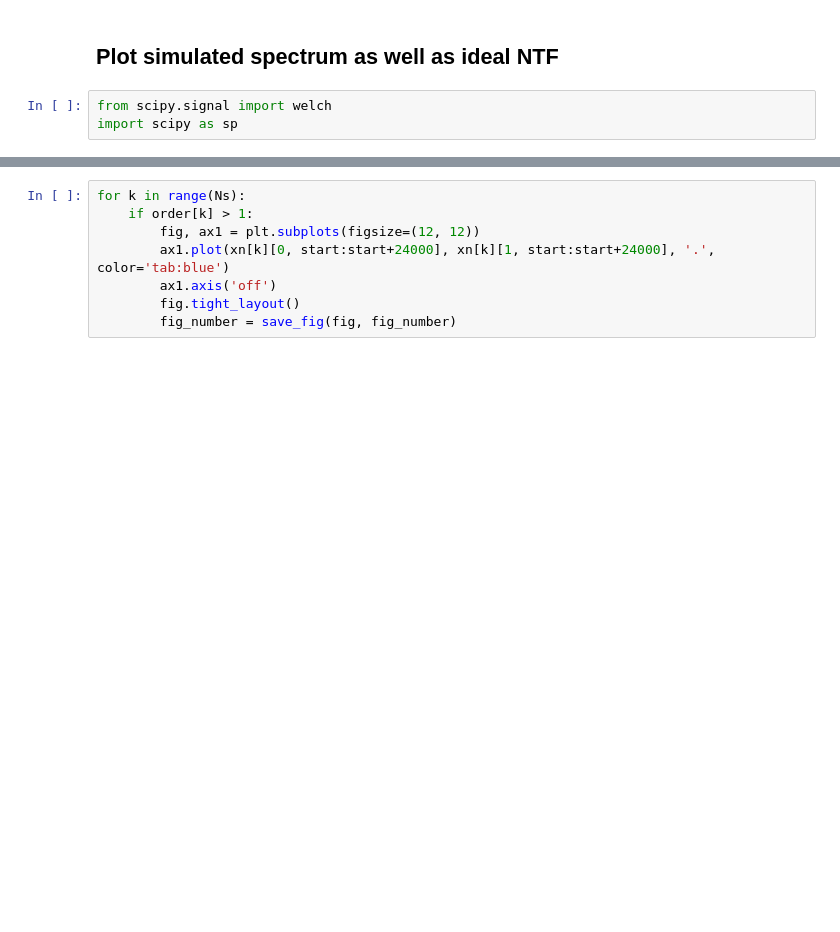
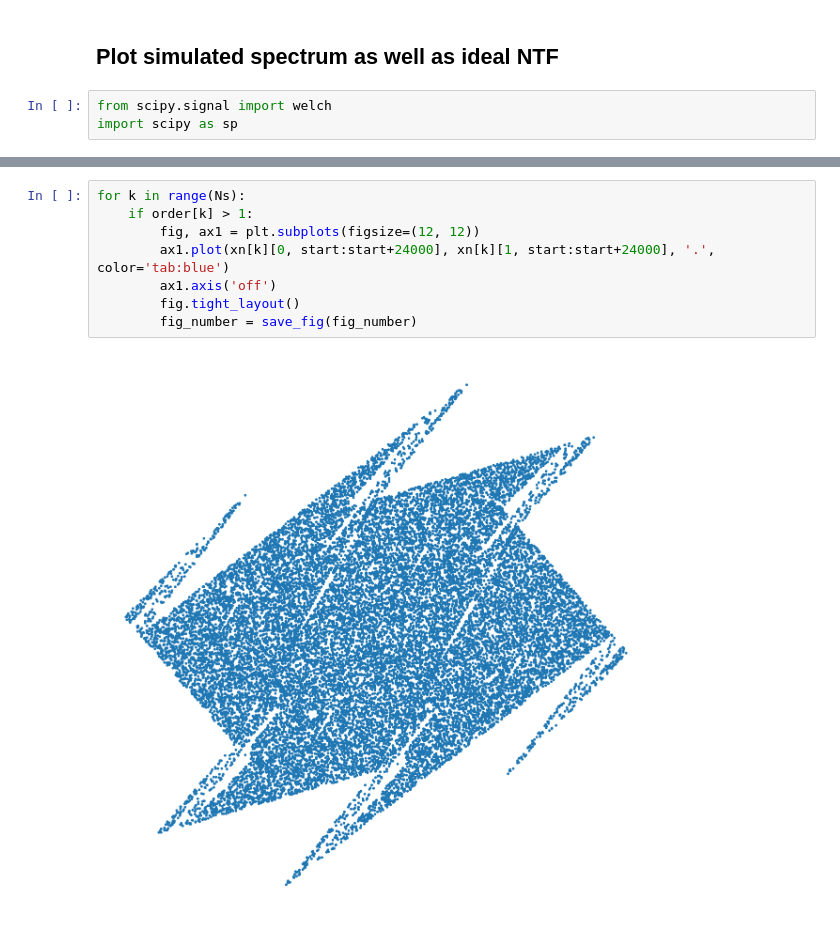
Before and after one commit to hanspi42/python-deltasigma, a Jupyter notebook: examples/dsdemo_idletones.ipynb, the cells around one changed output, grey strips where cells are left out. Drawn from its saved outputs; the diff is of its cells as text; blank space fills up the shorter version.

```diff
--- a/examples/dsdemo_idletones.ipynb
+++ b/examples/dsdemo_idletones.ipynb
@@ -124,8 +152,10 @@ for k in range(Ns):
 # %%
 for k in range(Ns):
     if order[k] > 1:
         fig, ax1 = plt.subplots(figsize=(12, 12))
         ax1.plot(xn[k][0, start:start+24000], xn[k][1, start:start+24000], '.', color='tab:blue')
         ax1.axis('off')
         fig.tight_layout()
-        fig_number = save_fig(fig, fig_number)
+        fig_number = save_fig(fig_number)
+# %% [output]
+[figure, added]
```
Also changed, not shown: parts of 9 cells of this notebook, 4 other files.
